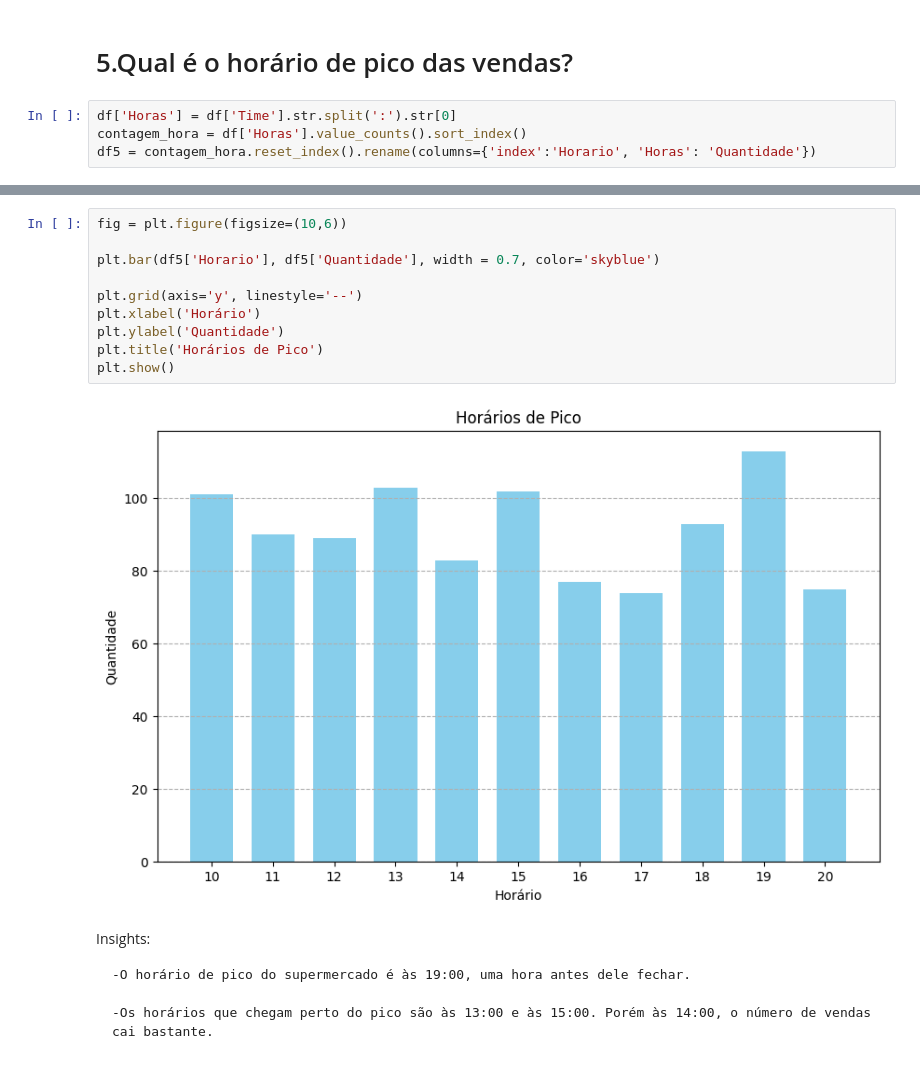
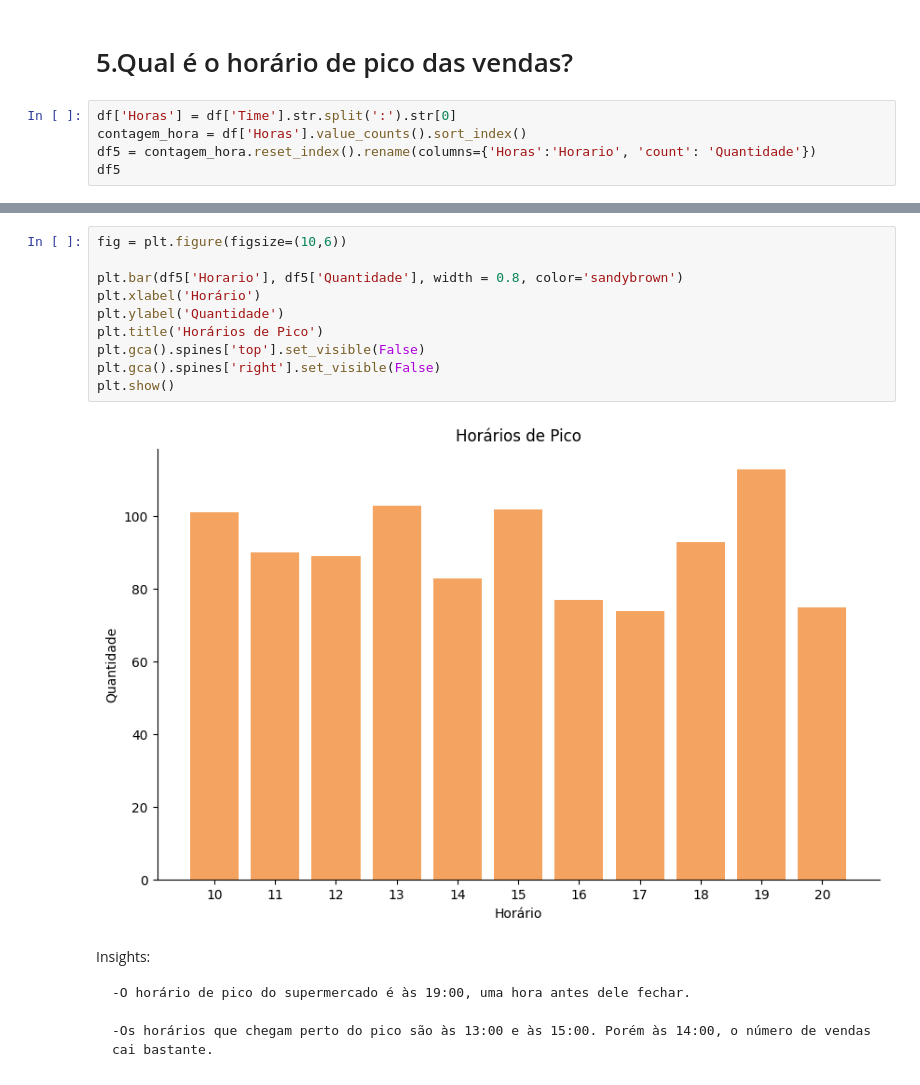
Before and after one commit to felipelib/Analise-Exploratoria-Supermercado, a Jupyter notebook: Análise Exploratória-Supermercado.ipynb, the cells around one changed output, grey strips where cells are left out. Saved outputs shown, nothing was run; the diff lists cells and outputs as text.

```diff
--- a/Análise Exploratória-Supermercado.ipynb
+++ b/Análise Exploratória-Supermercado.ipynb
@@ -312,4 +338,5 @@ Insights:
 # %%
 df['Horas'] = df['Time'].str.split(':').str[0]
 contagem_hora = df['Horas'].value_counts().sort_index()
-df5 = contagem_hora.reset_index().rename(columns={'index':'Horario', 'Horas': 'Quantidade'})
+df5 = contagem_hora.reset_index().rename(columns={'Horas':'Horario', 'count': 'Quantidade'})
+df5
@@ -316,15 +356,15 @@ df5 = contagem_hora.reset_index().rename(columns={'index':'Horario', 'Horas': 'Q
 # %%
 fig = plt.figure(figsize=(10,6))
 
-plt.bar(df5['Horario'], df5['Quantidade'], width = 0.7, color='skyblue')
-
-plt.grid(axis='y', linestyle='--')
+plt.bar(df5['Horario'], df5['Quantidade'], width = 0.8, color='sandybrown')
 plt.xlabel('Horário')
 plt.ylabel('Quantidade')
 plt.title('Horários de Pico')
+plt.gca().spines['top'].set_visible(False)
+plt.gca().spines['right'].set_visible(False)
 plt.show()
 # %% [output]
-[figure, old version]
+[figure, new version]
 # %% [markdown]
 Insights:
 
```
Also changed, not shown: parts of 14 cells of this notebook.
